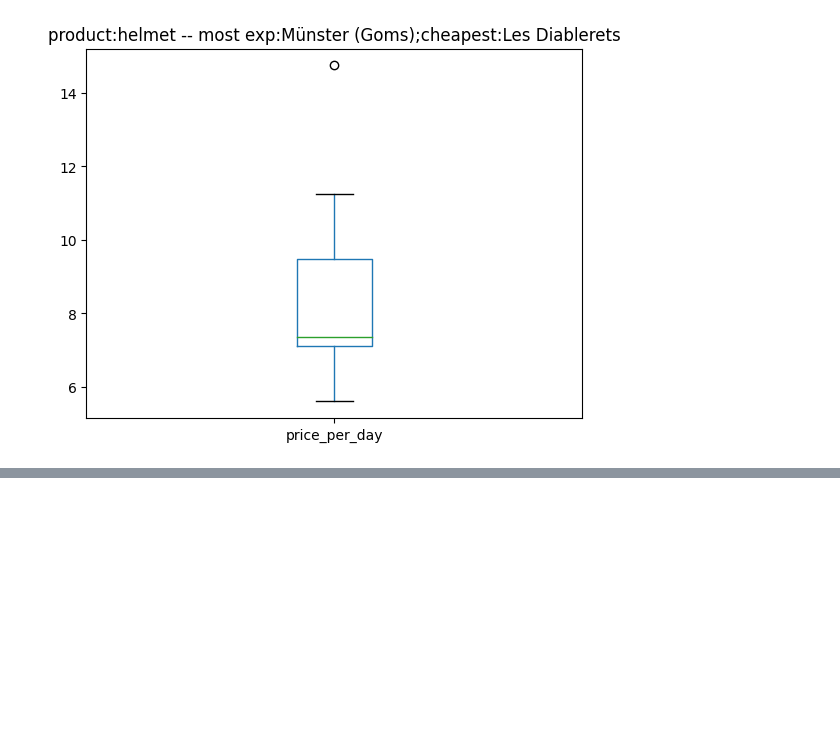
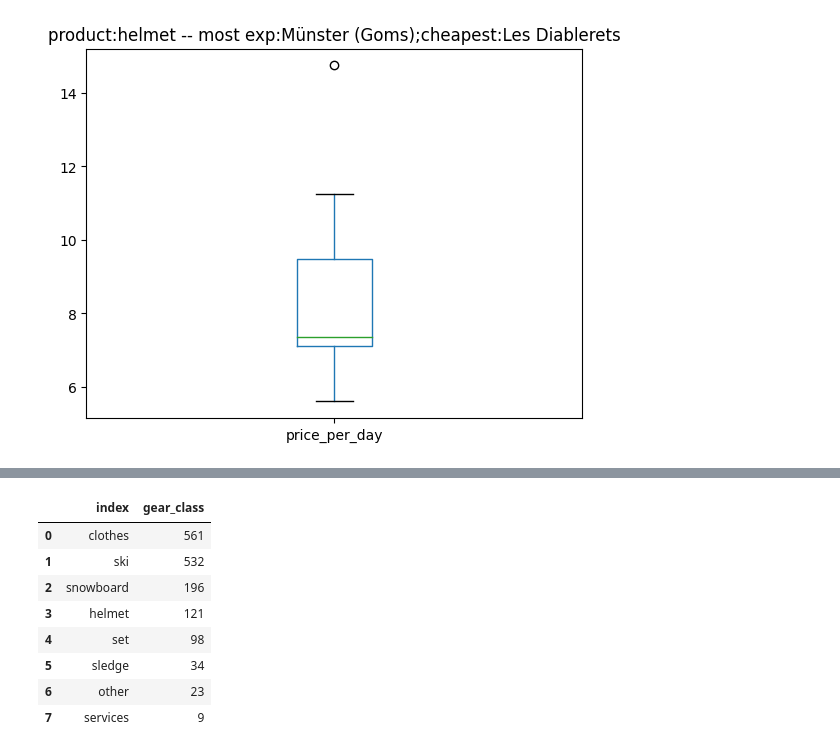
Before and after one commit to fburnelli/cip23_group13, a Jupyter notebook: Burnelli_Filippo_studentB/Code/analyse_gears.ipynb, the cells around one changed output, grey strips where cells are left out. Saved outputs shown, nothing was run; the diff lists cells and outputs as text; code cells hidden in the pictures; blank space fills up the shorter version.

```diff
--- a/Burnelli_Filippo_studentB/Code/analyse_gears.ipynb
+++ b/Burnelli_Filippo_studentB/Code/analyse_gears.ipynb
@@ -57,0 +70,12 @@ Text(0.5, 1.0, 'product:helmet -- most exp:Münster (Goms);cheapest:Les Diablere
+# %%
+df['gear_class'].value_counts().reset_index()
+# %% [output]
+|  | index | gear_class |
+| 0 | clothes | 561 |
+| 1 | ski | 532 |
+| 2 | snowboard | 196 |
+| 3 | helmet | 121 |
+| 4 | set | 98 |
+| 5 | sledge | 34 |
+| 6 | other | 23 |
+| 7 | services | 9 |
```
Also changed, not shown: parts of 4 cells of this notebook, 2 other files.
